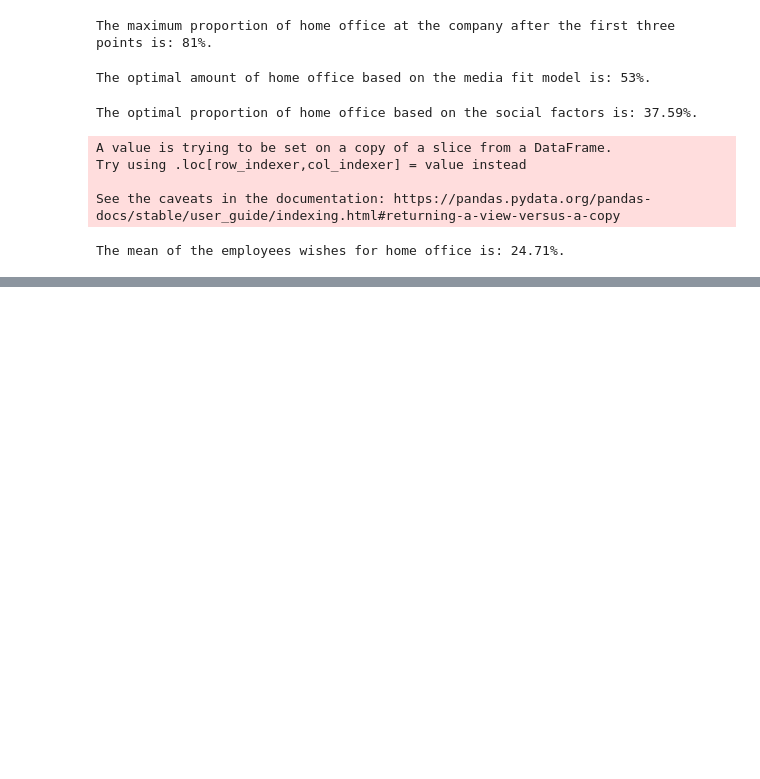
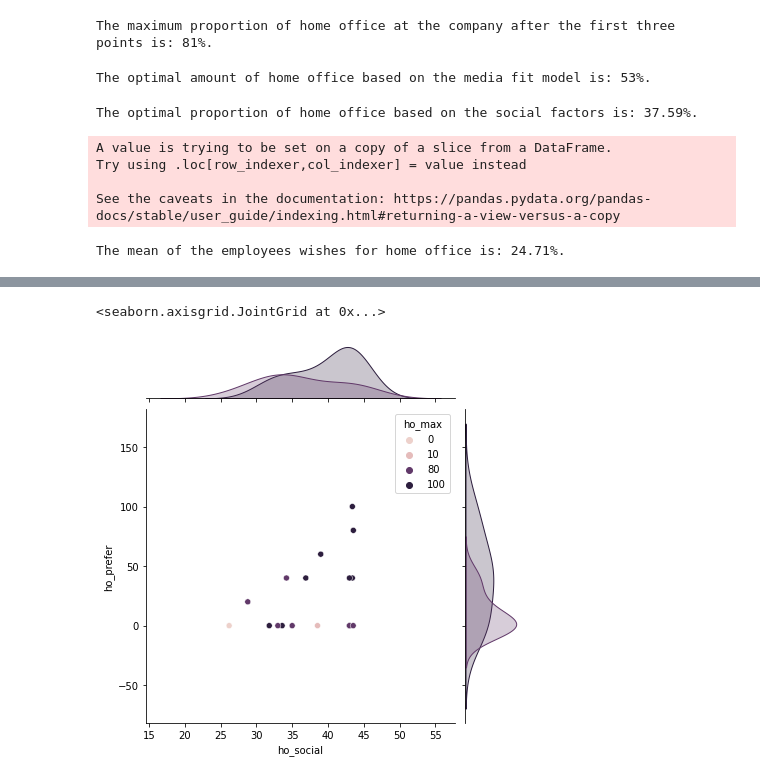
Before and after one commit to jjmatthiesen/HOMPA, a Jupyter notebook: HomeOffice.ipynb, the cells around one changed output, grey strips where cells are left out. Saved outputs shown, nothing was run; the diff lists cells and outputs as text; code cells hidden in the pictures; blank space fills up the shorter version.

```diff
--- a/HomeOffice.ipynb
+++ b/HomeOffice.ipynb
@@ -429,0 +442,5 @@ https://6lmgjfc0xpn-496ff2e9c6d22116-40000-colab.googleusercontent.com/dtale/mai
+# %%
+sns.jointplot(data=ho_shares, x="ho_social", y="ho_prefer", hue="ho_max")
+# %% [output]
+<seaborn.axisgrid.JointGrid at 0x...>
+[figure, added]
```
Also changed, not shown: parts of 9 cells of this notebook.
